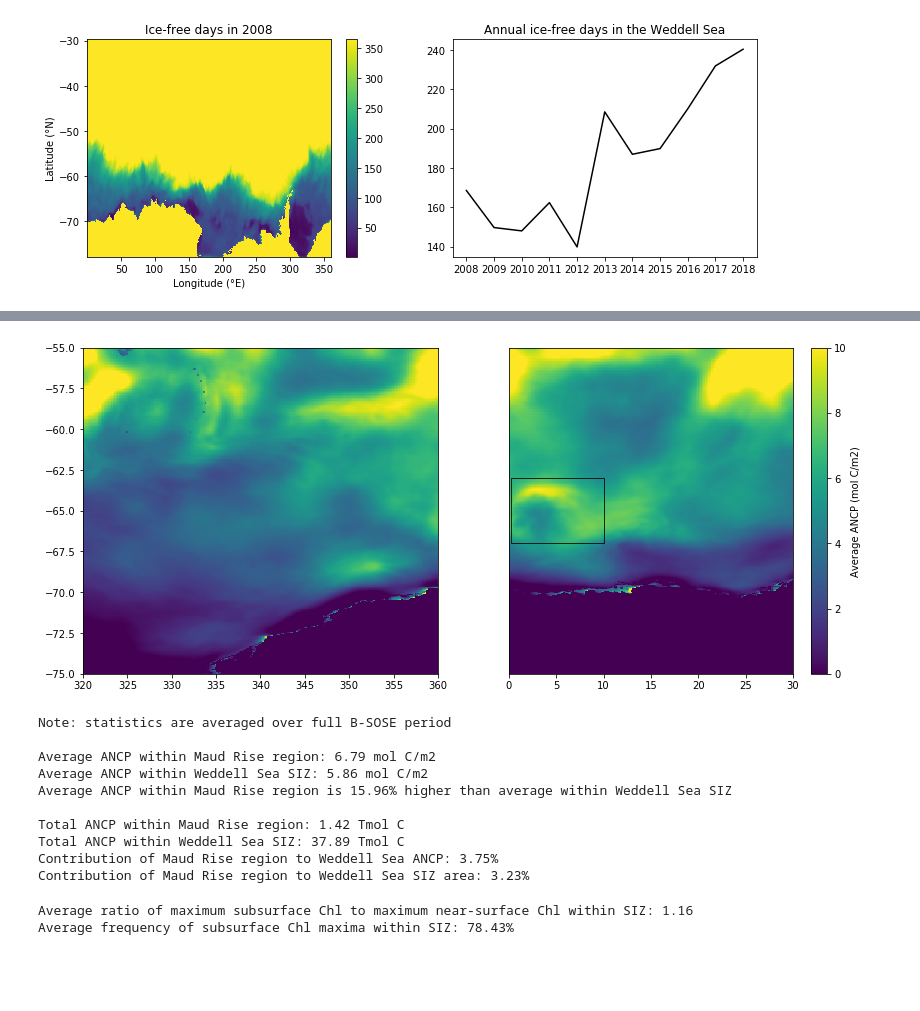
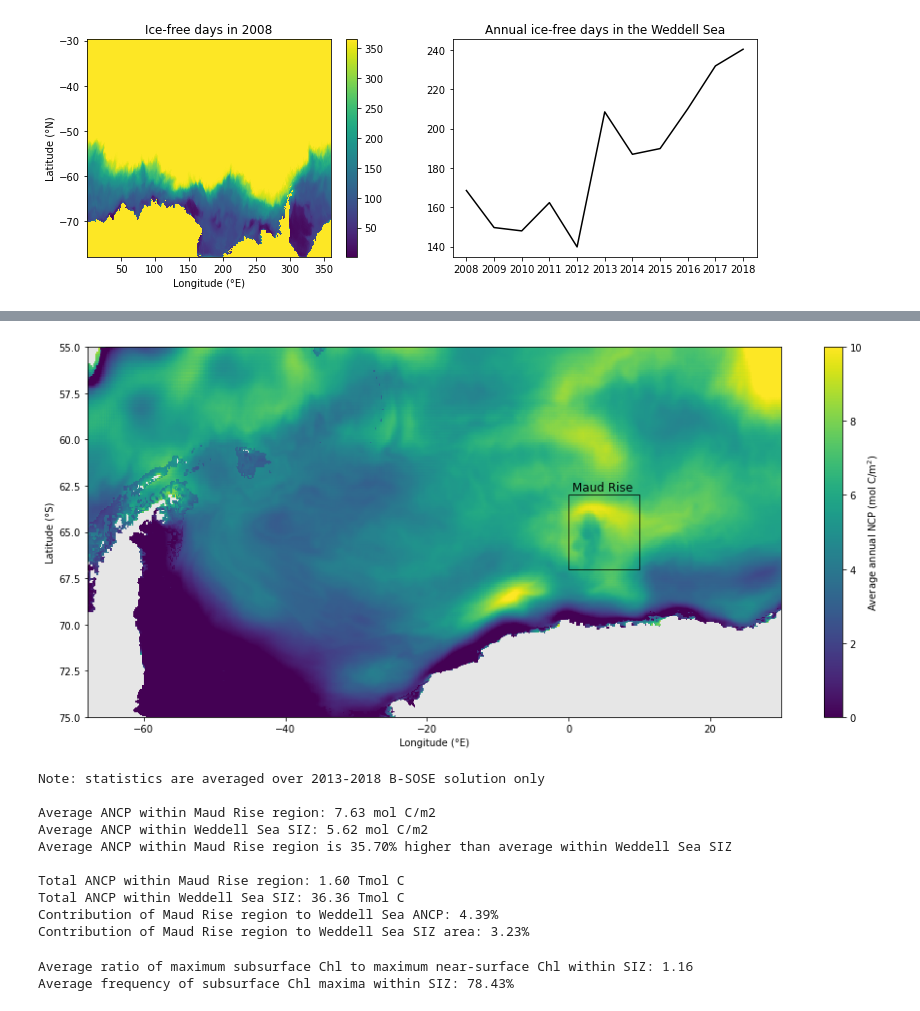
Before and after one commit to ethan-campbell/Weddell_phyto_paper, a Jupyter notebook: bsose_weddell_analysis.ipynb, the cells around one changed output, grey strips where cells are left out. Saved outputs shown, nothing was run; the diff lists cells and outputs as text; code cells hidden in the pictures; blank space fills up the shorter version.

```diff
--- a/bsose_weddell_analysis.ipynb
+++ b/bsose_weddell_analysis.ipynb
@@ -121,20 +125,33 @@ if platform.system() == 'Linux':
 # %%
-# see if Maud Rise (located in box) has an imprint in ANCP in B-SOSE
+# see if Maud Rise (located in box) has an imprint in ANCP in B-SOSE (2013-2018 solution only)
 if platform.system() == 'Darwin':  vmax = 25
 elif platform.system() == 'Linux': vmax = 10
-plt.figure(figsize=(14,6))
-plt.subplot(1,2,1)
-plt.pcolormesh(grid['XC'],grid['YC'],ancp_column_mean,vmin=0,vmax=vmax); plt.xlim([320,360]); plt.ylim([-75,-55]);
-plt.subplot(1,2,2)
-plt.pcolormesh(grid['XC'],grid['YC'],ancp_column_mean,vmin=0,vmax=vmax); plt.xlim([0,30]); plt.ylim([-75,-55]); plt.yticks([]);
-rect = mpatches.Rectangle((0.25,-67),10-0.25,4,fill=False,alpha=0.8)
+
+# roll longitudes from (180,360] to (-180,0]
+roll_len = sum(ancp_column_mean['XC'].values > 180)
+ancp_column_mean_rolled = ancp_column_mean.roll(shifts={'XC':roll_len},roll_coords=True)
+XC_rolled = ancp_column_mean_rolled['XC'].values
+XC_rolled[XC_rolled > 180] -= 360
+ancp_column_mean_rolled = ancp_column_mean_rolled.assign_coords(XC=XC_rolled)
+
+# plot
+ancp_column_mean_masked = ancp_column_mean_rolled.values
+ancp_column_mean_masked[ancp_column_mean_rolled == 0.0] = NaN
+cmap = plt.get_cmap('viridis')
+cmap.set_bad('0.9')
+plt.figure(figsize=(16,7))
+plt.pcolormesh(ancp_column_mean_rolled['XC'],-1*ancp_column_mean_rolled['YC'],ancp_column_mean_masked,vmin=0,vmax=vmax,cmap=cmap)
+plt.xlim([-68,30]); plt.gca().invert_yaxis(); plt.ylim([75,55]);
+rect = mpatches.Rectangle((0,63),10,4,fill=False,alpha=0.8)
 plt.gca().add_patch(rect)
+plt.text(0.5,62.75,'Maud Rise',size=12)
 cbar = plt.colorbar();
-cbar.set_label('Average ANCP (mol C/m2)')
+cbar.set_label('Average annual NCP (mol C/m$^2$)')
+plt.xlabel('Longitude (°E)'); plt.ylabel('Latitude (°S)');
 # %% [output]
-[figure, old version]
+[figure, new version]
 # %%
-# calculate statistics for Maud Rise vs. entire Weddell Sea
+# calculate statistics for Maud Rise vs. entire Weddell Sea using only B-SOSE solution for 2013-2018
 mr_average_ancp = average(ancp_column_mean.values[mr_mask],    # units: mol C/m2
                           weights=ancp_column['rA'].values[mr_mask])
 weddell_average_ancp = average(ancp_column_mean.values[weddell_siz_mask],
@@ -144,7 +161,7 @@ weddell_total_ancp = sum(ancp_column_area_mean.values[weddell_siz_mask])
 mr_total_area = sum(ancp_column['rA'].values[mr_mask])  # units: m2
 weddell_total_area = sum(ancp_column['rA'].values[weddell_siz_mask])  # units: m2
 
-print('Note: statistics are averaged over full B-SOSE period\n')
+print('Note: statistics are averaged over 2013-2018 B-SOSE solution only\n')
 print('Average ANCP within Maud Rise region: {0:.2f} mol C/m2'.format(mr_average_ancp))
 print('Average ANCP within Weddell Sea SIZ: {0:.2f} mol C/m2'.format(weddell_average_ancp))
 print('Average ANCP within Maud Rise region is {0:.2f}% higher than average within Weddell Sea SIZ\n'.format(100*(mr_average_ancp/weddell_average_ancp - 1)))
@@ -153,15 +170,15 @@ print('Total ANCP within Weddell Sea SIZ: {0:.2f} Tmol C'.format(weddell_total_a
 print('Contribution of Maud Rise region to Weddell Sea ANCP: {0:.2f}%'.format(100*mr_total_ancp/weddell_total_ancp))
 print('Contribution of Maud Rise region to Weddell Sea SIZ area: {0:.2f}%'.format(100*mr_total_area/weddell_total_area))
 # %% [output]
-Note: statistics are averaged over full B-SOSE period
+Note: statistics are averaged over 2013-2018 B-SOSE solution only
 
-Average ANCP within Maud Rise region: 6.79 mol C/m2
-Average ANCP within Weddell Sea SIZ: 5.86 mol C/m2
-Average ANCP within Maud Rise region is 15.96% higher than average within Weddell Sea SIZ
+Average ANCP within Maud Rise region: 7.63 mol C/m2
+Average ANCP within Weddell Sea SIZ: 5.62 mol C/m2
+Average ANCP within Maud Rise region is 35.70% higher than average within Weddell Sea SIZ
 
-Total ANCP within Maud Rise region: 1.42 Tmol C
-Total ANCP within Weddell Sea SIZ: 37.89 Tmol C
-Contribution of Maud Rise region to Weddell Sea ANCP: 3.75%
+Total ANCP within Maud Rise region: 1.60 Tmol C
+Total ANCP within Weddell Sea SIZ: 36.36 Tmol C
+Contribution of Maud Rise region to Weddell Sea ANCP: 4.39%
 Contribution of Maud Rise region to Weddell Sea SIZ area: 3.23%
 # %%
 if platform.system() == 'Linux':
```
Also changed, not shown: parts of 3 cells of this notebook.
